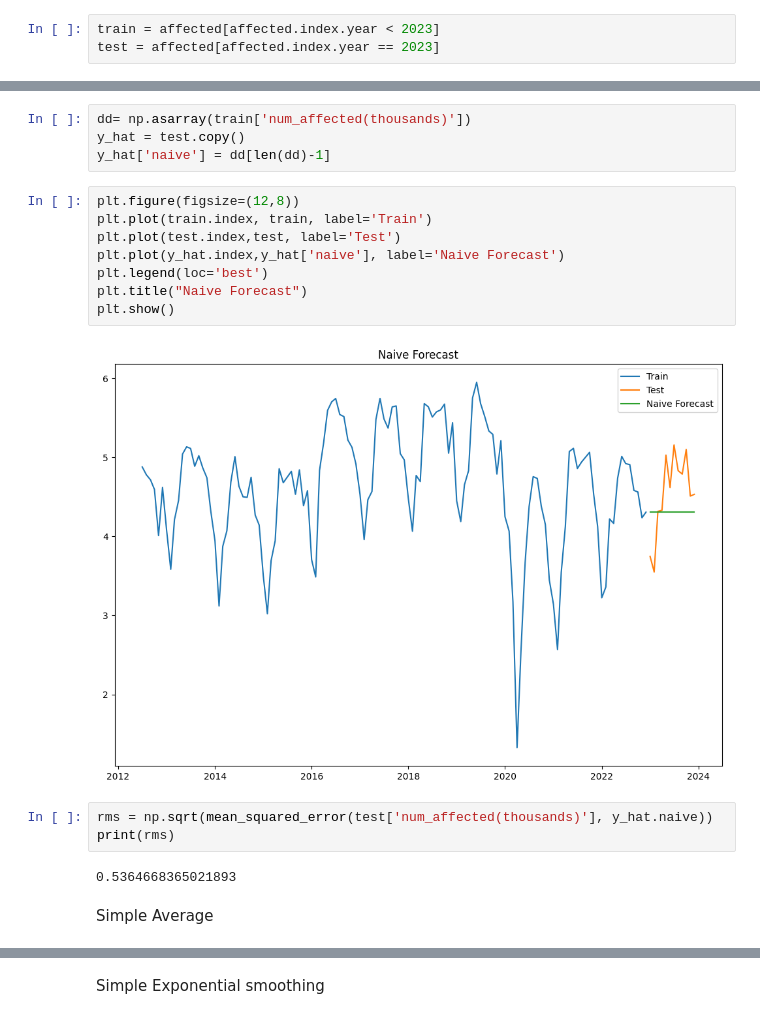
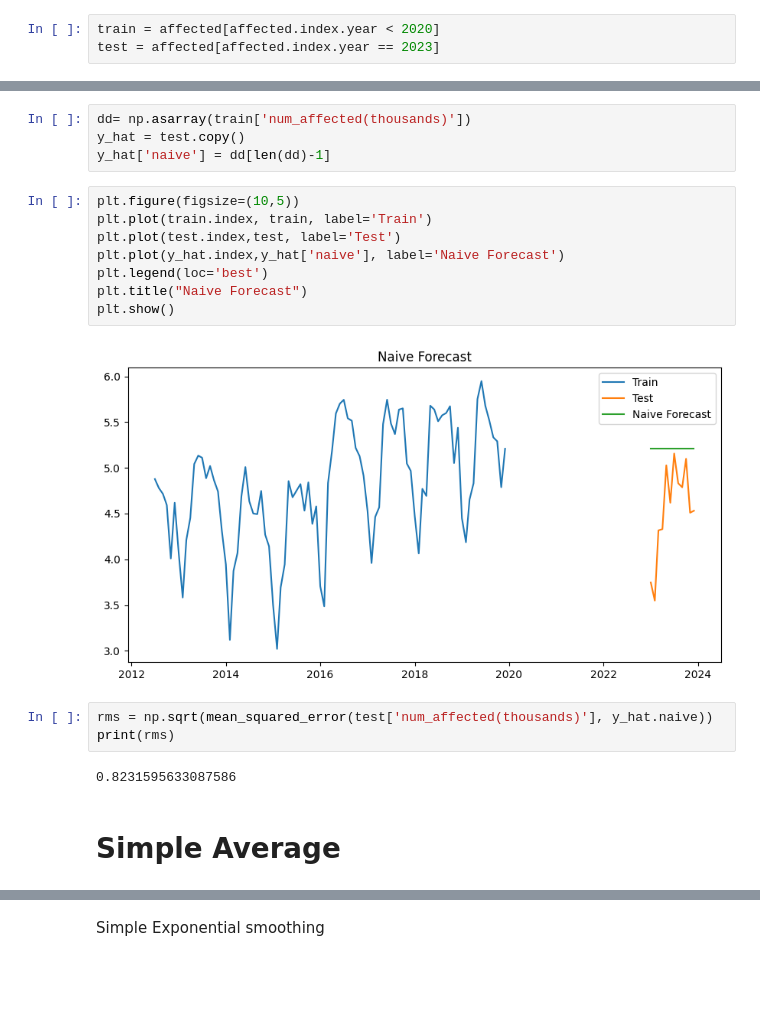
Before and after one commit to Y24-Y3/BigDataProject, a Jupyter notebook: NYC_Crashers.ipynb, the cells around one changed output, grey strips where cells are left out. Drawn from its saved outputs; the diff is of its cells as text; blank space fills up the shorter version.

```diff
--- a/NYC_Crashers.ipynb
+++ b/NYC_Crashers.ipynb
@@ -238,5 +352,5 @@ affected
 | 2024-02-01 | 3.587 |
 140 rows × 1 columns
 # %%
-train = affected[affected.index.year < 2023]
+train = affected[affected.index.year < 2020]
 test = affected[affected.index.year == 2023]
@@ -254,22 +368,22 @@ dd= np.asarray(train['num_affected(thousands)'])
 y_hat = test.copy()
 y_hat['naive'] = dd[len(dd)-1]
 # %%
-plt.figure(figsize=(12,8))
+plt.figure(figsize=(10,5))
 plt.plot(train.index, train, label='Train')
 plt.plot(test.index,test, label='Test')
 plt.plot(y_hat.index,y_hat['naive'], label='Naive Forecast')
 plt.legend(loc='best')
 plt.title("Naive Forecast")
 plt.show()
 # %% [output]
-[figure, old version]
+[figure, new version]
 # %%
 rms = np.sqrt(mean_squared_error(test['num_affected(thousands)'], y_hat.naive))
 print(rms)
 # %% [output]
-0.5364668365021893
+0.8231595633087586
-# %% [markdown]
-Simple Average
+# %% [markdown]
+<h1>Simple Average</h1>
 # %%
 y_hat_avg = test.copy()
 y_hat_avg['avg_forecast'] = train['num_affected(thousands)'].mean()
```
Also changed, not shown: parts of 75 cells of this notebook.
